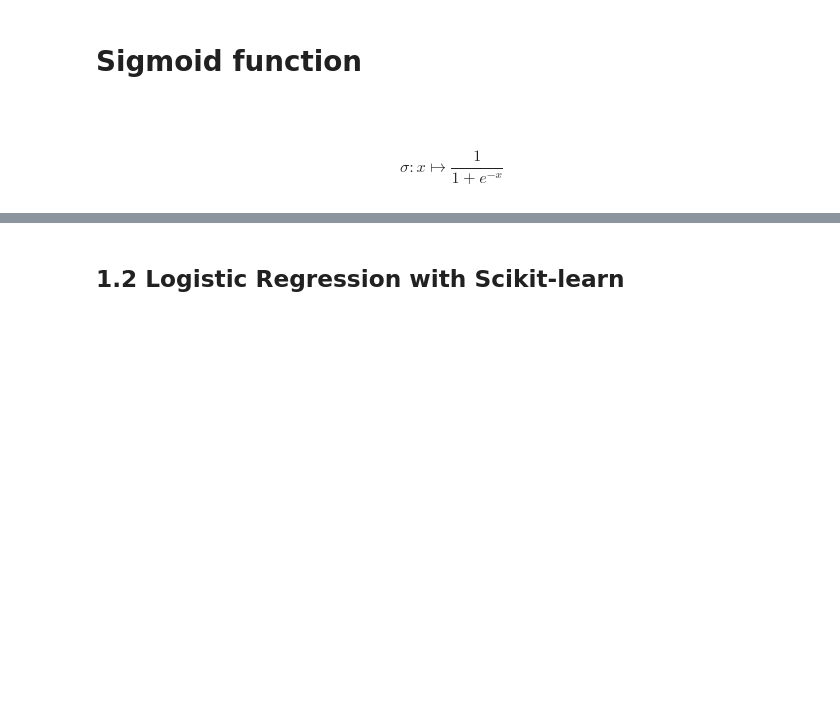
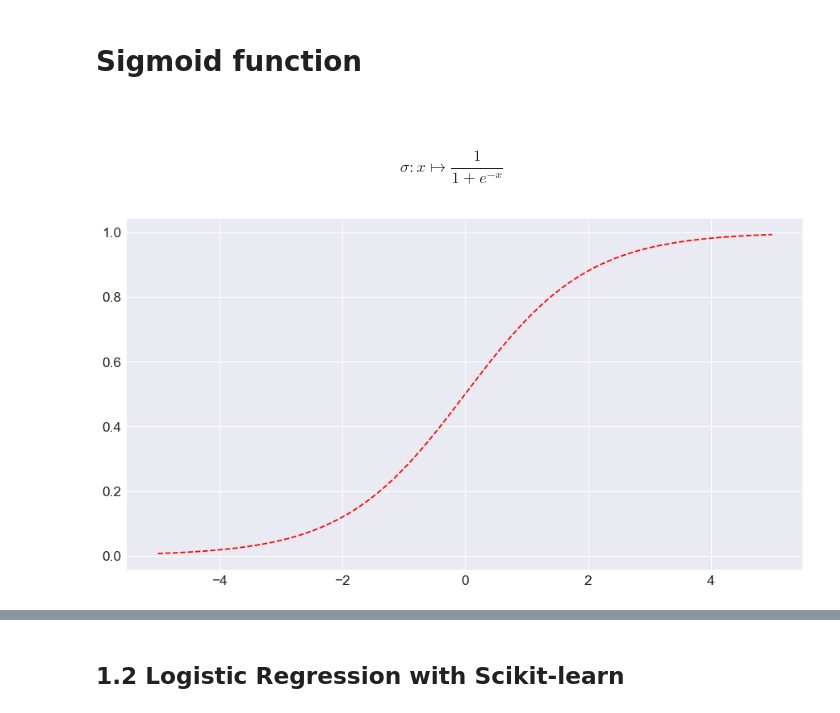
Before and after one commit to florentguymartin/introduction_neuralnetworks_keras, a Jupyter notebook: notebooks/09-fm-talk-slides-rise.ipynb, the cells around one changed output, grey strips where cells are left out. Saved outputs shown, nothing was run; the diff lists cells and outputs as text; code cells hidden in the pictures; blank space fills up the shorter version.

```diff
--- a/notebooks/09-fm-talk-slides-rise.ipynb
+++ b/notebooks/09-fm-talk-slides-rise.ipynb
@@ -164,8 +162,10 @@ plt.rc('ytick',labelsize='xx-large')
 plt.rc('figure',figsize=(14,7))
 # %%
 x = np.arange(-5, 5, .01)
-plt.figure(figsize=(10,7))
-plt.plot(x, sigmoid(x),'r--',label='sigmoid');
+fig, ax = plt.subplots(figsize=(15,8))
+plt.plot( x , sigmoid(x) , 'r--' , label='sigmoid' );
+# %% [output]
+[figure, added]
 # %%
 plt.rc('figure',figsize=(14,7))
 fig, ax = plt.subplots()
```
Also changed, not shown: parts of 56 cells of this notebook, 8 other files.
